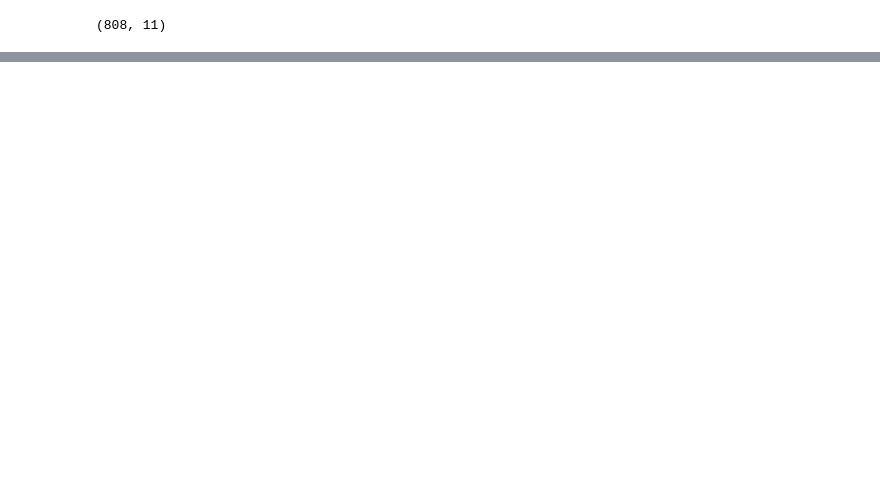
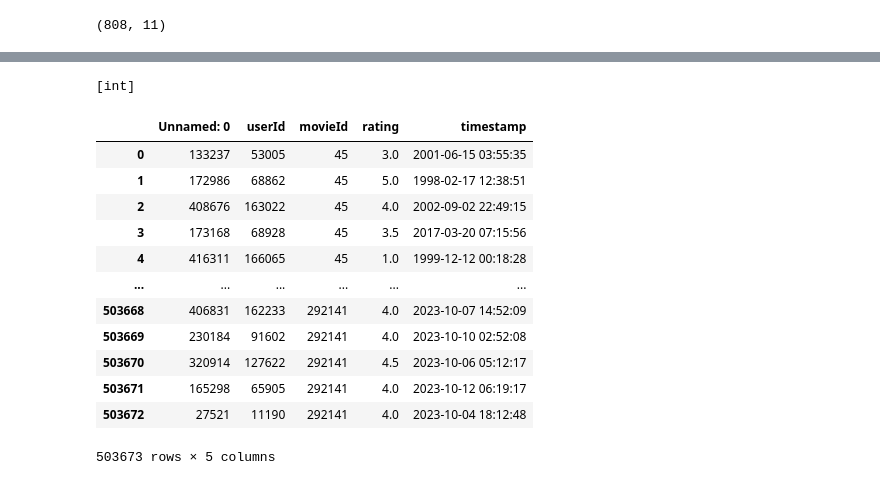
Before and after one commit to joanesMondra/FilmRecommendator, a Jupyter notebook: grupo3/preProcessing.ipynb, the cells around one changed output, grey strips where cells are left out. Drawn from its saved outputs; the diff is of its cells as text; code cells hidden in the pictures; blank space fills up the shorter version.

```diff
--- a/grupo3/preProcessing.ipynb
+++ b/grupo3/preProcessing.ipynb
@@ -337,5 +334,29 @@ df.head()
+# %%
+t = []
+for mov in df['movieId']:
+    if type(mov) not in t:
+        t.append(type(mov))
+t
+# %% [output]
+[int]
 # %%
 df.to_csv('merged_movies.csv')
+# %%
+df_ratings
+# %% [output]
+|  | Unnamed: 0 | userId | movieId | rating | timestamp |
+| 0 | 133237 | 53005 | 45 | 3.0 | 2001-06-15 03:55:35 |
+| 1 | 172986 | 68862 | 45 | 5.0 | 1998-02-17 12:38:51 |
+| 2 | 408676 | 163022 | 45 | 4.0 | 2002-09-02 22:49:15 |
+| 3 | 173168 | 68928 | 45 | 3.5 | 2017-03-20 07:15:56 |
+| 4 | 416311 | 166065 | 45 | 1.0 | 1999-12-12 00:18:28 |
+| ... | ... | ... | ... | ... | ... |
+| 503668 | 406831 | 162233 | 292141 | 4.0 | 2023-10-07 14:52:09 |
+| 503669 | 230184 | 91602 | 292141 | 4.0 | 2023-10-10 02:52:08 |
+| 503670 | 320914 | 127622 | 292141 | 4.5 | 2023-10-06 05:12:17 |
+| 503671 | 165298 | 65905 | 292141 | 4.0 | 2023-10-12 06:19:17 |
+| 503672 | 27521 | 11190 | 292141 | 4.0 | 2023-10-04 18:12:48 |
+503673 rows × 5 columns
 # %%
 print(df_ratings.shape)
 df_ratings['timestamp'] = pd.to_datetime(df_ratings['timestamp'], unit='s')
```
Also changed, not shown: parts of 4 cells of this notebook, 2 other files.
